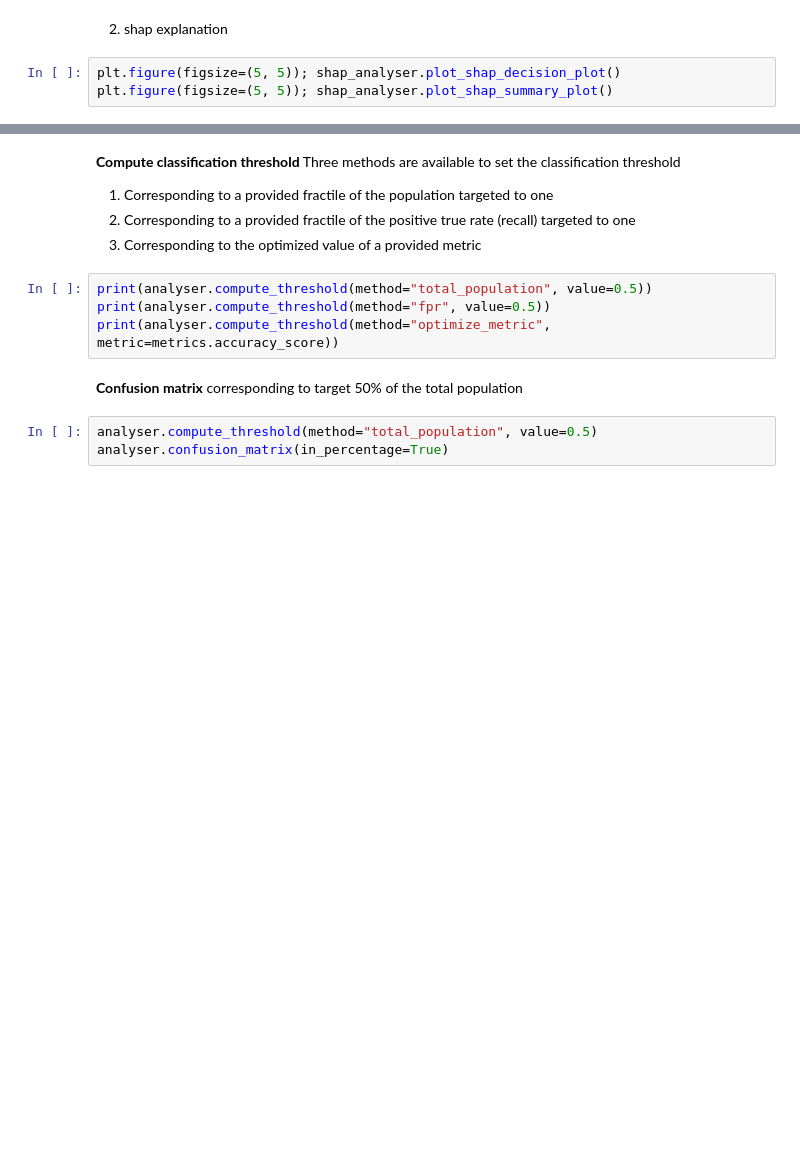
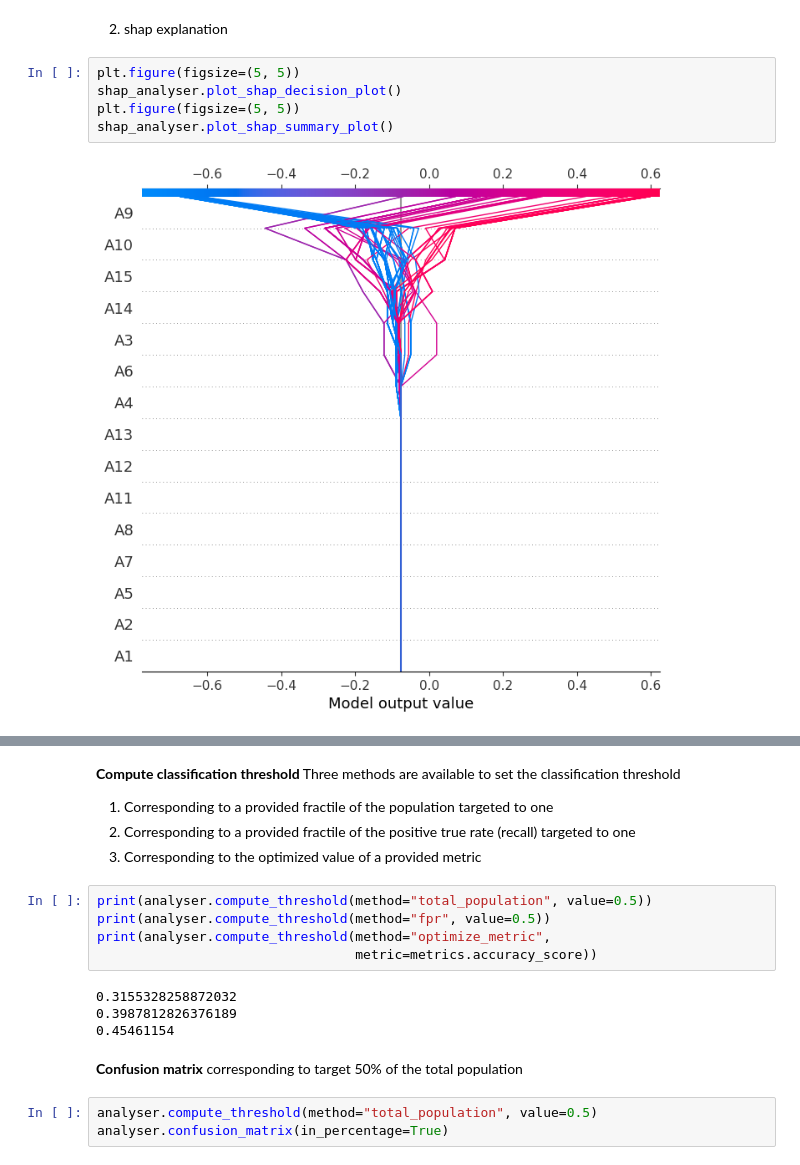
Before and after one commit to eurobios-mews-labs/palma, a Jupyter notebook: examples/classification.ipynb, the cells around one changed output, grey strips where cells are left out. Cells and saved outputs as stored; diff of their text form; blank space fills up the shorter version.

```diff
--- a/examples/classification.ipynb
+++ b/examples/classification.ipynb
@@ -101,5 +111,9 @@ print()
 # %% [markdown]
 2. shap explanation
 # %%
-plt.figure(figsize=(5, 5)); shap_analyser.plot_shap_decision_plot()
-plt.figure(figsize=(5, 5)); shap_analyser.plot_shap_summary_plot()
+plt.figure(figsize=(5, 5))
+shap_analyser.plot_shap_decision_plot()
+plt.figure(figsize=(5, 5))
+shap_analyser.plot_shap_summary_plot()
+# %% [output]
+[figure, added]
@@ -113,7 +128,12 @@ Three methods are available to set the classification threshold
 # %%
 print(analyser.compute_threshold(method="total_population", value=0.5))
 print(analyser.compute_threshold(method="fpr", value=0.5))
-print(analyser.compute_threshold(method="optimize_metric",  metric=metrics.accuracy_score))
+print(analyser.compute_threshold(method="optimize_metric",
+                                 metric=metrics.accuracy_score))
+# %% [output]
+0.3155328258872032
+0.3987812826376189
+0.45461154
 # %% [markdown]
 **Confusion matrix** corresponding to target 50% of the total population
 # %%
```
Also changed, not shown: parts of 13 cells of this notebook, 12 other files.
